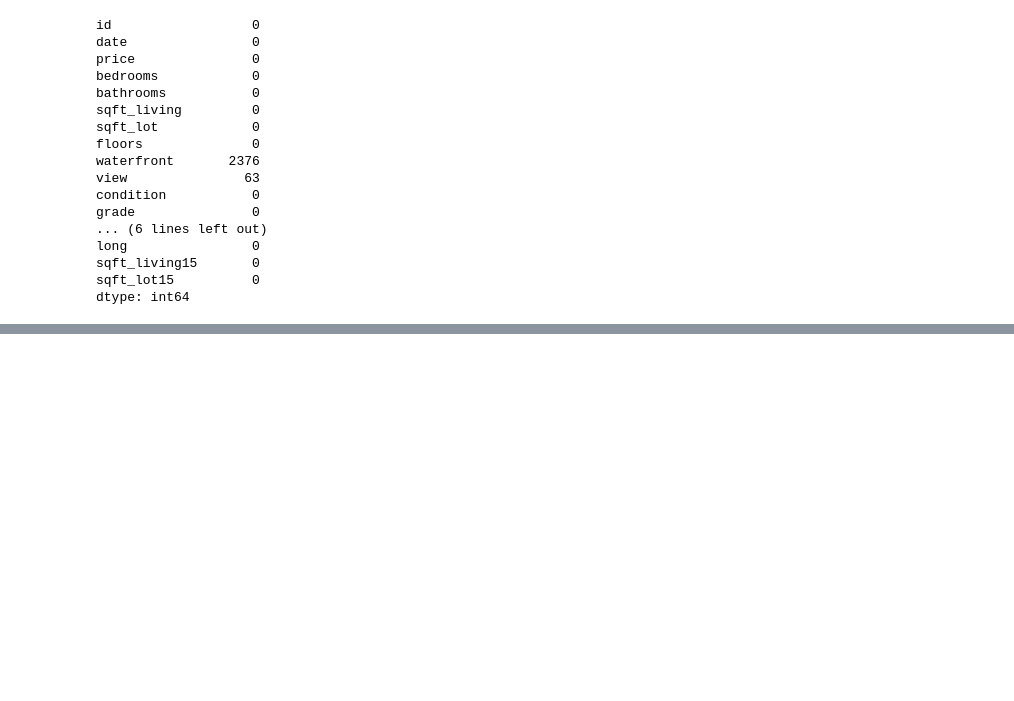
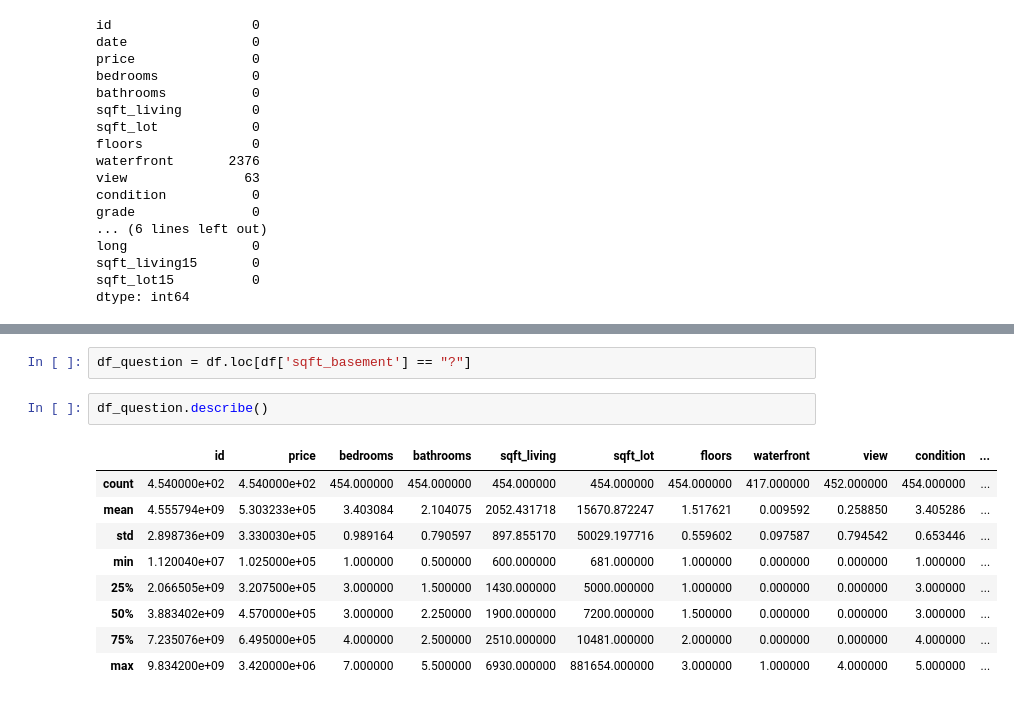
Before and after one commit to lnoblebeeck/dsc-v2-mod1-final-project-online-ds-pt-051319, a Jupyter notebook: student.ipynb, the cells around one changed output, grey strips where cells are left out. Cells and saved outputs as stored; diff of their text form; blank space fills up the shorter version.

```diff
--- a/student.ipynb
+++ b/student.ipynb
@@ -104,0 +199,14 @@ dtype: int64
+# %%
+df_question = df.loc[df['sqft_basement'] == "?"]
+# %%
+df_question.describe()
+# %% [output]
+|  | id | price | bedrooms | bathrooms | sqft_living | sqft_lot | floors | waterfront | view | condition | ... |
+| count | 4.540000e+02 | 4.540000e+02 | 454.000000 | 454.000000 | 454.000000 | 454.000000 | 454.000000 | 417.000000 | 452.000000 | 454.000000 | ... |
+| mean | 4.555794e+09 | 5.303233e+05 | 3.403084 | 2.104075 | 2052.431718 | 15670.872247 | 1.517621 | 0.009592 | 0.258850 | 3.405286 | ... |
+| std | 2.898736e+09 | 3.330030e+05 | 0.989164 | 0.790597 | 897.855170 | 50029.197716 | 0.559602 | 0.097587 | 0.794542 | 0.653446 | ... |
+| min | 1.120040e+07 | 1.025000e+05 | 1.000000 | 0.500000 | 600.000000 | 681.000000 | 1.000000 | 0.000000 | 0.000000 | 1.000000 | ... |
+| 25% | 2.066505e+09 | 3.207500e+05 | 3.000000 | 1.500000 | 1430.000000 | 5000.000000 | 1.000000 | 0.000000 | 0.000000 | 3.000000 | ... |
+| 50% | 3.883402e+09 | 4.570000e+05 | 3.000000 | 2.250000 | 1900.000000 | 7200.000000 | 1.500000 | 0.000000 | 0.000000 | 3.000000 | ... |
+| 75% | 7.235076e+09 | 6.495000e+05 | 4.000000 | 2.500000 | 2510.000000 | 10481.000000 | 2.000000 | 0.000000 | 0.000000 | 4.000000 | ... |
+| max | 9.834200e+09 | 3.420000e+06 | 7.000000 | 5.500000 | 6930.000000 | 881654.000000 | 3.000000 | 1.000000 | 4.000000 | 5.000000 | ... |
```
Also changed, not shown: parts of 6 cells of this notebook.
